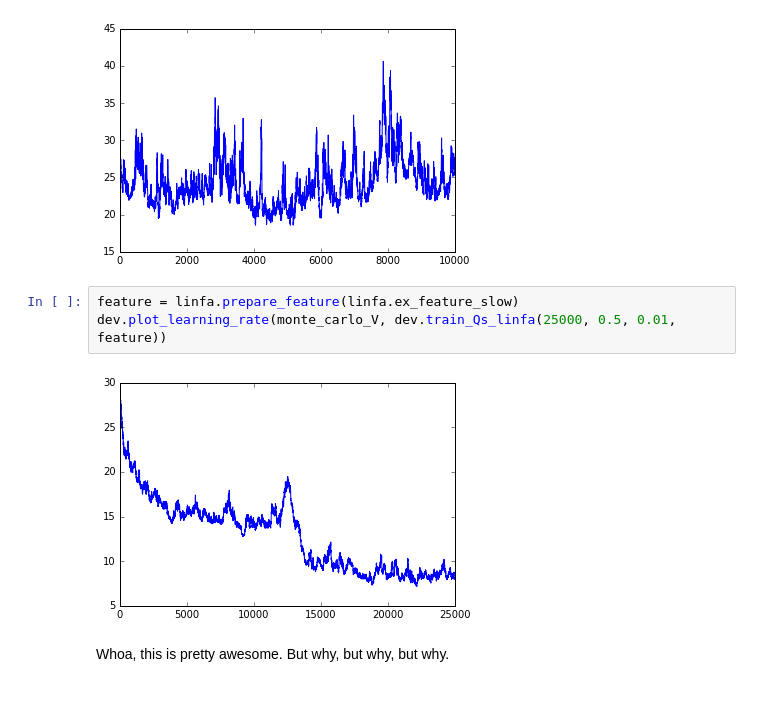
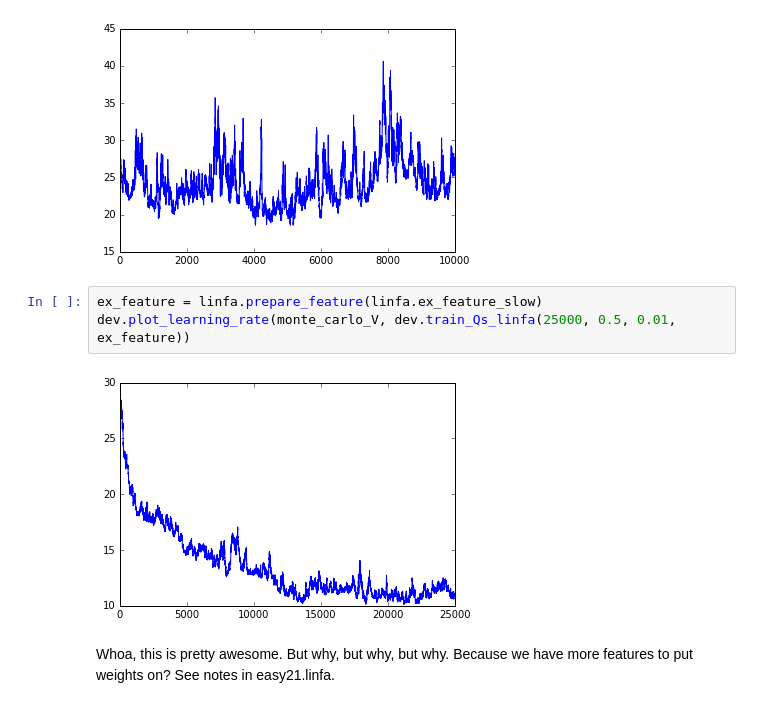
Before and after one commit to rmoehn/easy21, a Jupyter notebook: python/notebooks/Easy21.ipynb, the cells around one changed output. Drawn from its saved outputs; the diff is of its cells as text.

```diff
--- a/python/notebooks/Easy21.ipynb
+++ b/python/notebooks/Easy21.ipynb
@@ -112,9 +114,9 @@ dev.plot_learning_rate(monte_carlo_V, dev.train_Qs_linfa(10000, 0.5, 0.01))
 # %% [output]
 [figure]
 # %%
-feature = linfa.prepare_feature(linfa.ex_feature_slow)
-dev.plot_learning_rate(monte_carlo_V, dev.train_Qs_linfa(25000, 0.5, 0.01, feature))
+ex_feature = linfa.prepare_feature(linfa.ex_feature_slow)
+dev.plot_learning_rate(monte_carlo_V, dev.train_Qs_linfa(25000, 0.5, 0.01, ex_feature))
 # %% [output]
-[figure, old version]
+[figure, new version]
 # %% [markdown]
-Whoa, this is pretty awesome. But why, but why, but why.
+Whoa, this is pretty awesome. But why, but why, but why. Because we have more features to put weights on? See notes in easy21.linfa.
```
Also changed, not shown: parts of 12 cells of this notebook, 1 other file.
